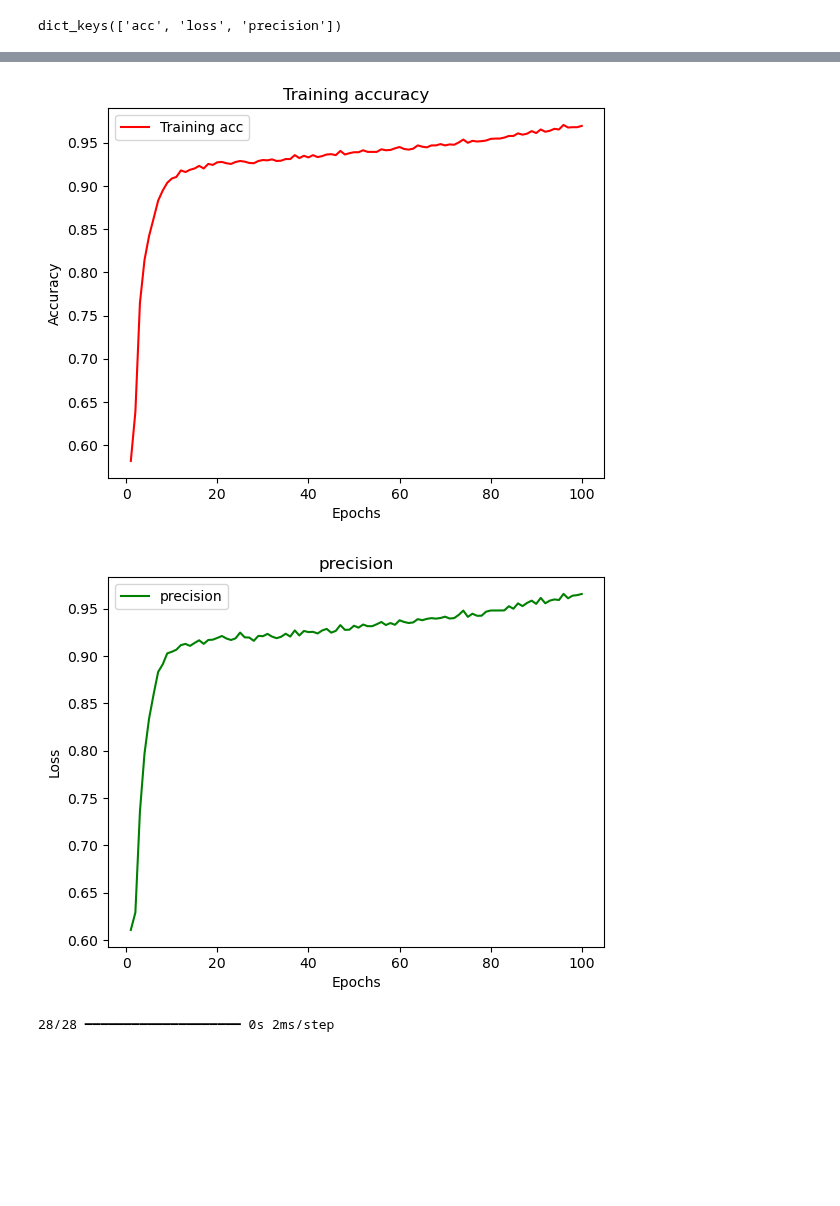
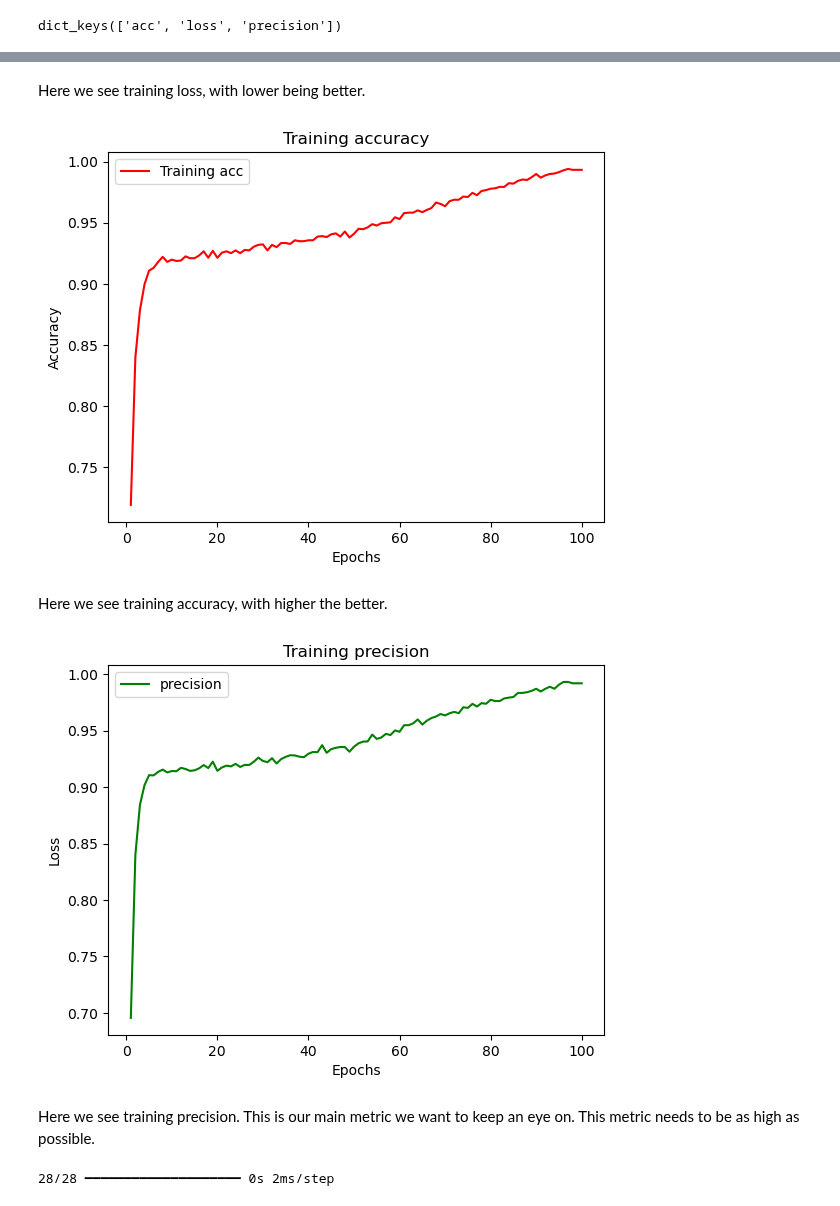
Before and after one commit to Djohnson1313/predicting_student_success, a Jupyter notebook: predicting_student_success_notebook.ipynb, the cells around one changed output, grey strips where cells are left out. Saved outputs shown, nothing was run; the diff lists cells and outputs as text; code cells hidden in the pictures; blank space fills up the shorter version.

```diff
--- a/predicting_student_success_notebook.ipynb
+++ b/predicting_student_success_notebook.ipynb
@@ -509,6 +511,6 @@ model.compile(loss = 'binary_crossentropy', metrics = ['acc', 'precision'])
 history = model.fit(scaled_xt,
                     y_train,
                    epochs = 100,
-                   batch_size = 100)
+                   batch_size = 25)
 # %% [output]
 Epoch 1/100
@@ -550,3 +552,5 @@ plt.show()
+# %% [markdown]
+Here we see training loss, with lower being better.
 # %%
 acc_values = history_dict['acc']
 
@@ -557,21 +561,25 @@ plt.ylabel('Accuracy')
 plt.legend()
 plt.show()
 # %% [output]
-[figure, old version]
+[figure, new version]
+# %% [markdown]
+Here we see training accuracy, with higher the better.
 # %%
 history_dict = history.history
 precision_values = history_dict['precision']
 
 epochs = range(1, len(loss_values) + 1)
 plt.plot(epochs, precision_values, 'g', label='precision')
 
-plt.title('precision')
+plt.title('Training precision')
 plt.xlabel('Epochs')
 plt.ylabel('Loss')
 plt.legend()
 plt.show()
 # %% [output]
-[figure, old version]
+[figure, new version]
+# %% [markdown]
+Here we see training precision. This is our main metric we want to keep an eye on. This metric needs to be as high as possible.
 # %%
 scaler = StandardScaler()
 scaled_x_test = scaler.fit_transform(x_test)
```
Also changed, not shown: parts of 32 cells of this notebook.
